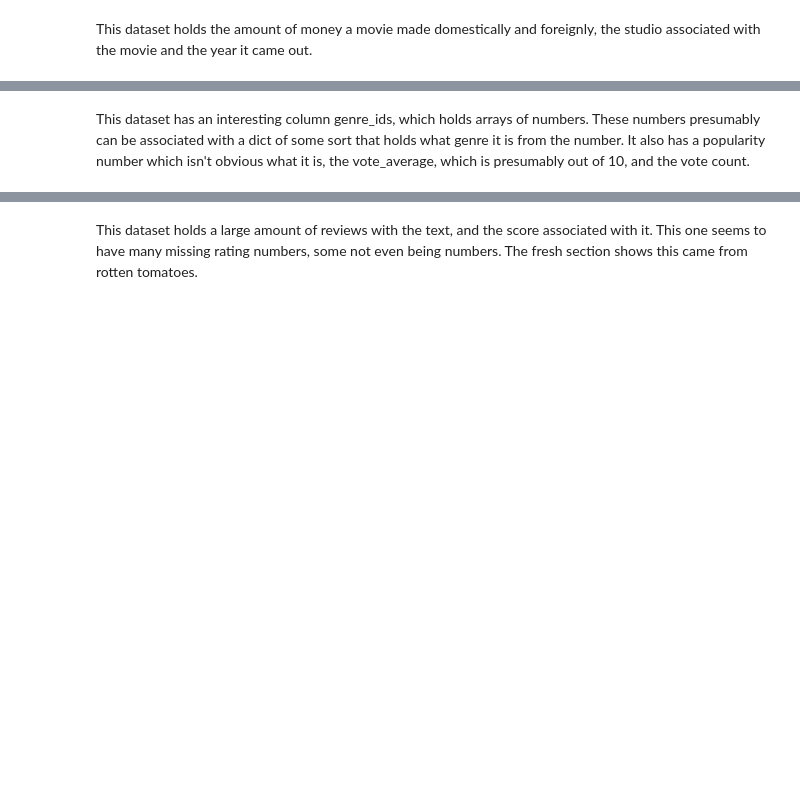
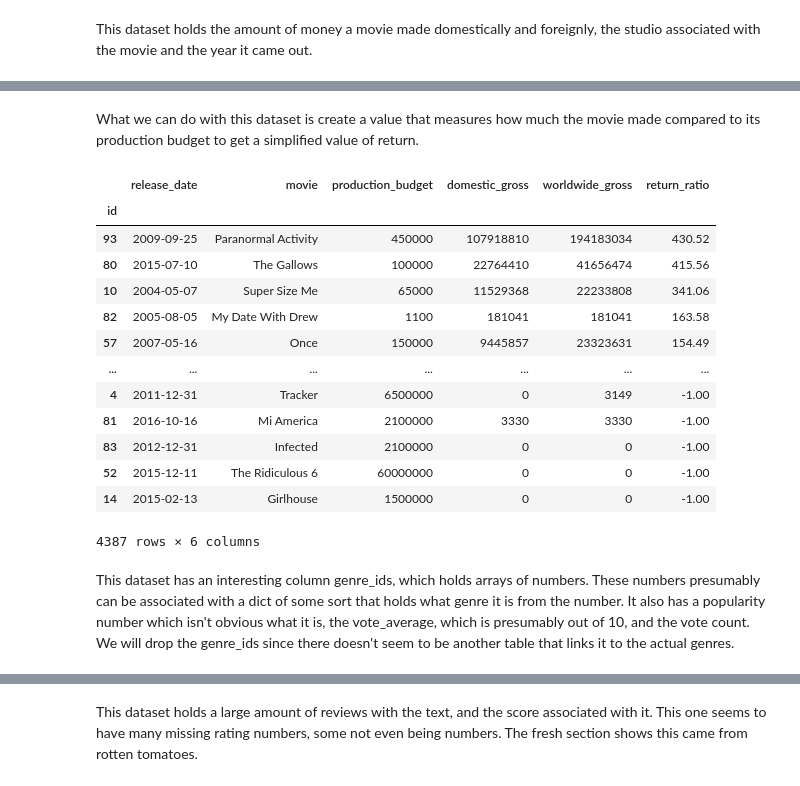
Before and after one commit to Zxhjlk/Phase2Project, a Jupyter notebook: notebooks/Data_Cleaning.ipynb, the cells around one changed output, grey strips where cells are left out. Saved outputs shown, nothing was run; the diff lists cells and outputs as text; code cells hidden in the pictures; blank space fills up the shorter version.

Commit message:
Do some quick cleaning to datasets
Will not use rotten tomatoes since missing a lot of data, and determined critic reviews are not an important metric

```diff
--- a/notebooks/Data_Cleaning.ipynb
+++ b/notebooks/Data_Cleaning.ipynb
@@ -51,0 +37,10 @@ df_budgets
+# %%
+#df_budgets[['production_budget', 'domestic_gross', 'wordlwide_gross']] = df_budgets[['production_budget', 'domestic_gross', 'worldwide_gross']].apply(lambda x: x.replace('$', '').replace(',', ''))
+#Remove all symbols and convert to int
+df_budgets['production_budget'] = df_budgets['production_budget'].map(lambda x: int(x.replace('$', '').replace(',', '')))
+df_budgets['domestic_gross'] = df_budgets['domestic_gross'].map(lambda x: int(x.replace('$', '').replace(',', '')))
+df_budgets['worldwide_gross'] = df_budgets['worldwide_gross'].map(lambda x: int(x.replace('$', '').replace(',', '')))
+#convert to datetime, remove everything before 2000s
+df_budgets['release_date'] = pd.to_datetime(df_budgets['release_date']).dt.date
+df_budgets = df_budgets[df_budgets['release_date'] > pd.to_datetime('1999-12-31')]
+df_budgets
@@ -52,2 +62,22 @@ df_budgets
+# %% [markdown]
+What we can do with this dataset is create a value that measures how much the movie made compared to its production budget to get a simplified value of return.
+# %%
+df_budgets['return_ratio'] = ((df_budgets['worldwide_gross'] - df_budgets['production_budget']) / df_budgets['production_budget'] ).round(2)
+df_budgets.sort_values('return_ratio', ascending=False)
+# %% [output]
+|  | release_date | movie | production_budget | domestic_gross | worldwide_gross | return_ratio |
+| id |  |  |  |  |  |  |
+| 93 | 2009-09-25 | Paranormal Activity | 450000 | 107918810 | 194183034 | 430.52 |
+| 80 | 2015-07-10 | The Gallows | 100000 | 22764410 | 41656474 | 415.56 |
+| 10 | 2004-05-07 | Super Size Me | 65000 | 11529368 | 22233808 | 341.06 |
+| 82 | 2005-08-05 | My Date With Drew | 1100 | 181041 | 181041 | 163.58 |
+| 57 | 2007-05-16 | Once | 150000 | 9445857 | 23323631 | 154.49 |
+| ... | ... | ... | ... | ... | ... | ... |
+| 4 | 2011-12-31 | Tracker | 6500000 | 0 | 3149 | -1.00 |
+| 81 | 2016-10-16 | Mi America | 2100000 | 3330 | 3330 | -1.00 |
+| 83 | 2012-12-31 | Infected | 2100000 | 0 | 0 | -1.00 |
+| 52 | 2015-12-11 | The Ridiculous 6 | 60000000 | 0 | 0 | -1.00 |
+| 14 | 2015-02-13 | Girlhouse | 1500000 | 0 | 0 | -1.00 |
+4387 rows × 6 columns
 # %% [markdown]
-This dataset has an interesting column genre_ids, which holds arrays of numbers. These numbers presumably can be associated with a dict of some sort that holds what genre it is from the number. It also has a popularity number which isn't obvious what it is, the vote_average, which is presumably out of 10, and the vote count.
+This dataset has an interesting column genre_ids, which holds arrays of numbers. These numbers presumably can be associated with a dict of some sort that holds what genre it is from the number. It also has a popularity number which isn't obvious what it is, the vote_average, which is presumably out of 10, and the vote count. We will drop the genre_ids since there doesn't seem to be another table that links it to the actual genres.
```
Also changed, not shown: parts of 11 cells of this notebook.
